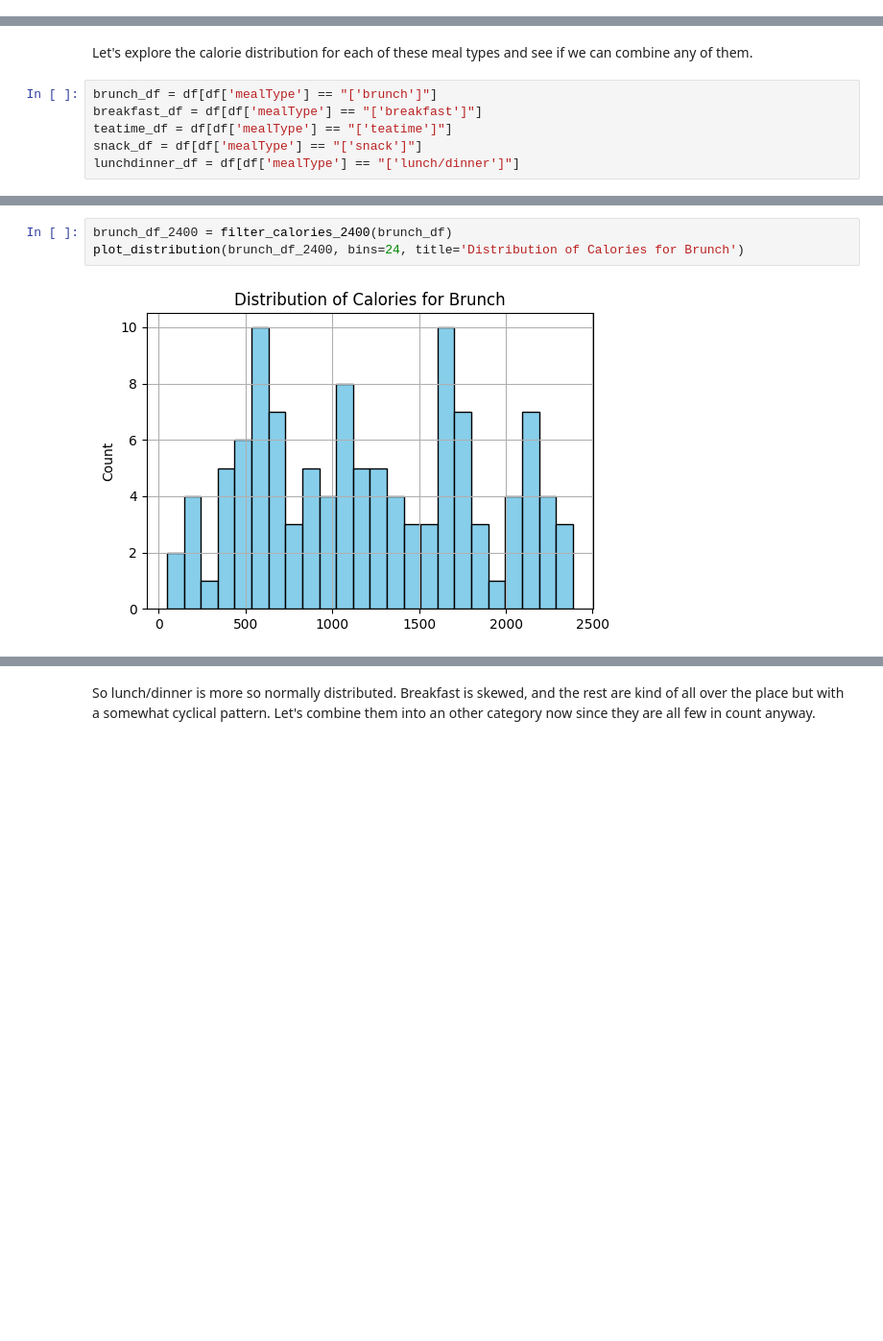
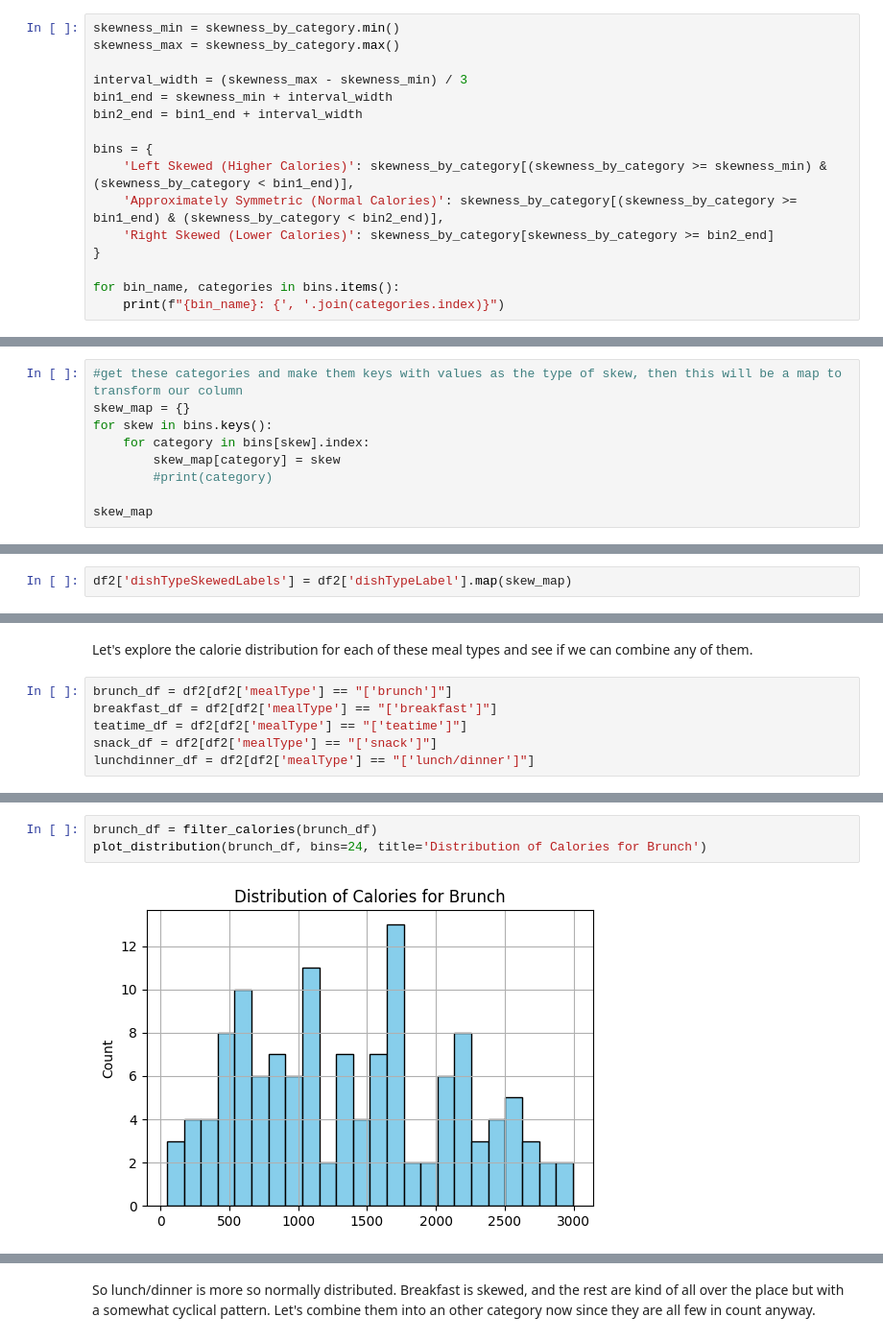
Before and after one commit to RavinderRai/iifymate, a Jupyter notebook: ClassificationModels.ipynb, the cells around one changed output, grey strips where cells are left out. Shown at 96% size. Drawn from its saved outputs; the diff is of its cells as text; blank space fills up the shorter version.

```diff
--- a/ClassificationModels.ipynb
+++ b/ClassificationModels.ipynb
@@ -388,0 +454,16 @@ TypeError: Invalid comparison between dtype=category and int
+# %%
+skewness_min = skewness_by_category.min()
+skewness_max = skewness_by_category.max()
+
+interval_width = (skewness_max - skewness_min) / 3
+bin1_end = skewness_min + interval_width
+bin2_end = bin1_end + interval_width
+
+bins = {
+    'Left Skewed (Higher Calories)': skewness_by_category[(skewness_by_category >= skewness_min) & (skewness_by_category < bin1_end)],
+    'Approximately Symmetric (Normal Calories)': skewness_by_category[(skewness_by_category >= bin1_end) & (skewness_by_category < bin2_end)],
+    'Right Skewed (Lower Calories)': skewness_by_category[skewness_by_category >= bin2_end]
+}
+
+for bin_name, categories in bins.items():
+    print(f"{bin_name}: {', '.join(categories.index)}")
@@ -388,0 +478,9 @@ TypeError: Invalid comparison between dtype=category and int
+# %%
+#get these categories and make them keys with values as the type of skew, then this will be a map to transform our column
+skew_map = {}
+for skew in bins.keys():
+    for category in bins[skew].index:
+        skew_map[category] = skew
+        #print(category)
+
+skew_map
@@ -388,0 +503,2 @@ TypeError: Invalid comparison between dtype=category and int
+# %%
+df2['dishTypeSkewedLabels'] = df2['dishTypeLabel'].map(skew_map)
@@ -409,9 +547,9 @@ mealType_df = binned_calories_df['mealType'].apply(ast.literal_eval)
 # %% [markdown]
 Let's explore the calorie distribution for each of these meal types and see if we can combine any of them.
 # %%
-brunch_df = df[df['mealType'] == "['brunch']"]
-breakfast_df = df[df['mealType'] == "['breakfast']"]
-teatime_df = df[df['mealType'] == "['teatime']"]
-snack_df = df[df['mealType'] == "['snack']"]
-lunchdinner_df = df[df['mealType'] == "['lunch/dinner']"]
+brunch_df = df2[df2['mealType'] == "['brunch']"]
+breakfast_df = df2[df2['mealType'] == "['breakfast']"]
+teatime_df = df2[df2['mealType'] == "['teatime']"]
+snack_df = df2[df2['mealType'] == "['snack']"]
+lunchdinner_df = df2[df2['mealType'] == "['lunch/dinner']"]
 # %%
@@ -427,6 +565,6 @@ plot_distribution(breakfast_df_2400, bins=24, title='Distribution of Calories fo
 # %%
-brunch_df_2400 = filter_calories_2400(brunch_df)
-plot_distribution(brunch_df_2400, bins=24, title='Distribution of Calories for Brunch')
+brunch_df = filter_calories(brunch_df)
+plot_distribution(brunch_df, bins=24, title='Distribution of Calories for Brunch')
 # %% [output]
-[figure, old version]
+[figure, new version]
 # %%
```
Also changed, not shown: parts of 67 cells of this notebook.
